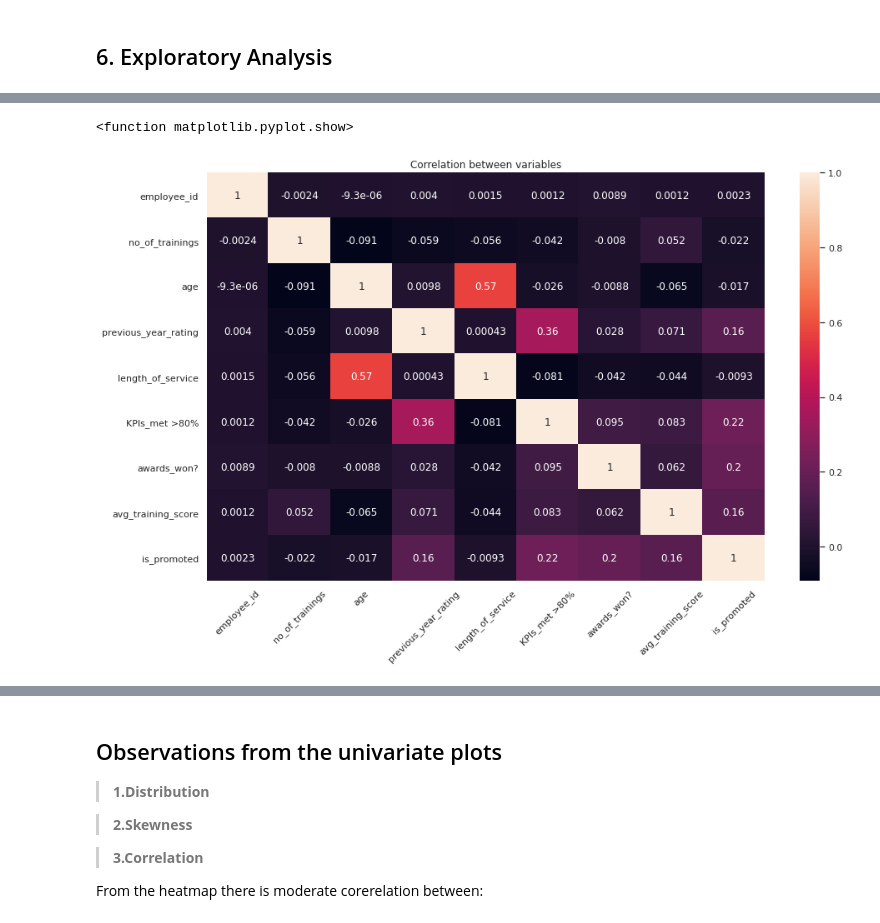
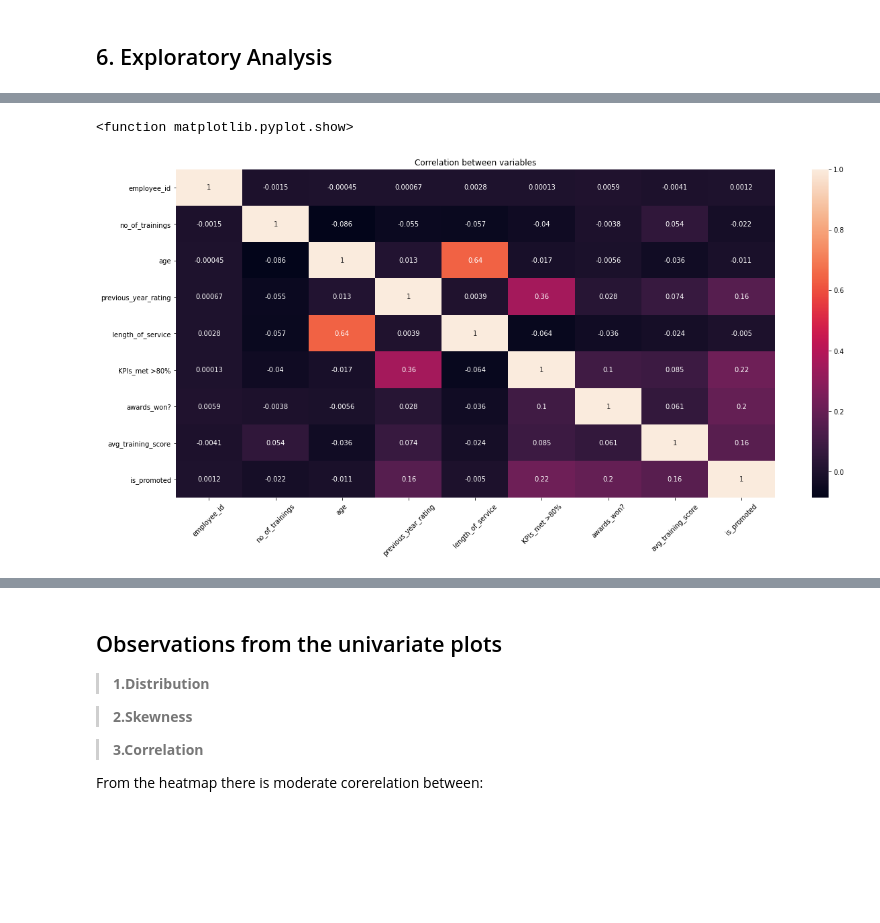
Before and after one commit to abel-keya/employee_promotion_recommender, a Jupyter notebook: employee_recomender_system_group5_cci.ipynb, the cells around one changed output, grey strips where cells are left out. Drawn from its saved outputs; the diff is of its cells as text; code cells hidden in the pictures; blank space fills up the shorter version.

```diff
--- a/employee_recomender_system_group5_cci.ipynb
+++ b/employee_recomender_system_group5_cci.ipynb
@@ -497,8 +423,0 @@ majority of the employees had a bachelor's degree, followed by masters and above
-# %%
-# Plotting the department column
-#----
-plt.figure(figsize=(15, 8))
-sns.set(style="darkgrid")
-ax = sns.countplot(x="department", data=df1)
-ax.set_title('Frequency Distribution of The Department column', fontsize=18)
-plt.show()
@@ -509,8 +423,0 @@ Sales and marketting department had the most employees followed by operations
-# %%
-# Plotting the Gender column
-#---
-plt.figure(figsize=(10, 8))
-sns.set(style="darkgrid")
-ax = sns.countplot(x="gender", data=df1)
-ax.set_title('Frequency Distribution of The Gender column', fontsize=18)
-plt.show()
@@ -521,8 +423,0 @@ there is a big disparity in gender since male employees were more than twice num
-# %%
-# Plotting the Rating column
-#---
-plt.figure(figsize=(10, 8))
-sns.set(style="darkgrid")
-ax = sns.countplot(x="previous_year_rating", data=df1)
-ax.set_title('Frequency Distribution of Rating column', fontsize=18)
-plt.show()
@@ -533,8 +423,0 @@ majority of the employees had a rating of 3 followed closely by those who were r
-# %%
-# Plotting the recruitment channel column
-#---
-plt.figure(figsize=(10, 8))
-sns.set(style="darkgrid")
-ax = sns.countplot(x="recruitment_channel", data=df1)
-ax.set_title('Frequency Distribution of The Recruitment Channel column', fontsize=18)
-plt.show()
@@ -583,15 +463,15 @@ g.map_offdiag(plt.scatter)
 # %%
 
 #heatmap
 #checking for correlation using spearman method
-plt.figure(figsize=(15,9))
-correlation_matrix=df1.corr(method = 'spearman')
+plt.figure(figsize=(20,9))
+correlation_matrix=df.corr(method = 'spearman')
 sns.heatmap(correlation_matrix, xticklabels=correlation_matrix.columns, yticklabels=correlation_matrix.columns, annot = True)
 plt.xticks( rotation=45)
 plt.title('Correlation between variables')
 plt.show
 # %% [output]
 <function matplotlib.pyplot.show>
-[figure, old version]
+[figure, new version]
 # %%
 # Create an instance of the PairGrid class.
```
Also changed, not shown: parts of 85 cells of this notebook.
